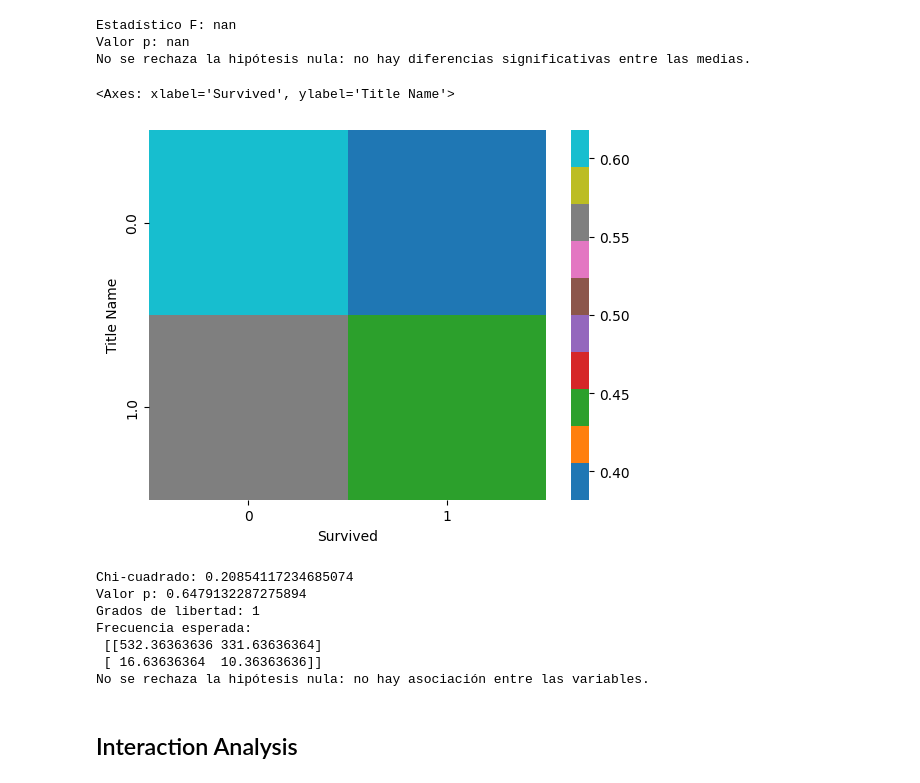
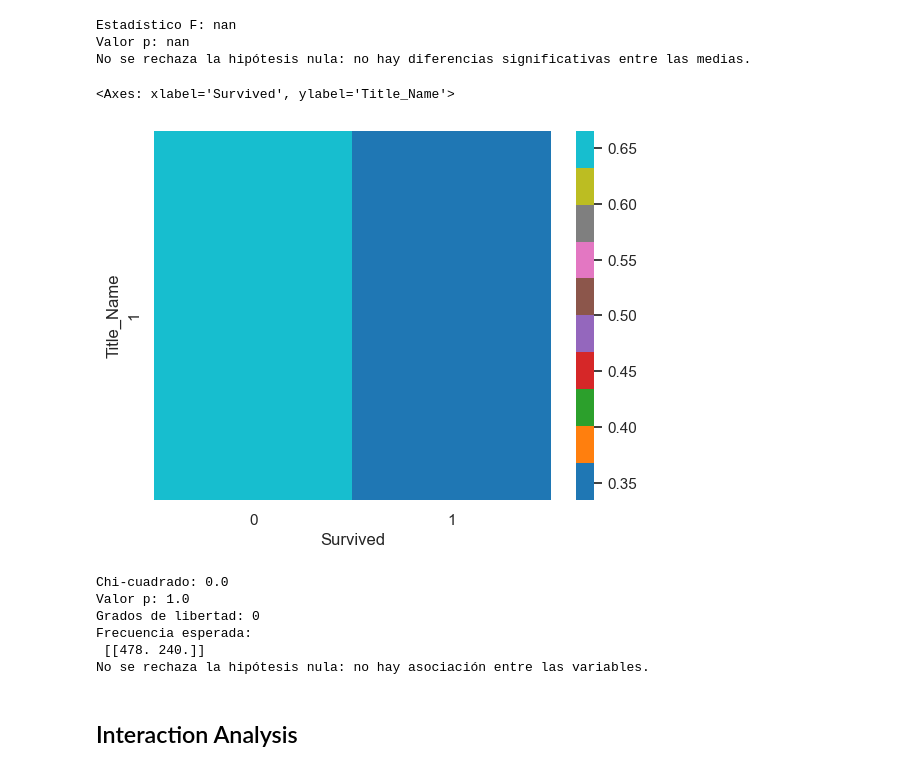
Before and after one commit to marcoeferro/EDA-exercises, a Jupyter notebook: titanic/EDA.ipynb, the cells around one changed output. Saved outputs shown, nothing was run; the diff lists cells and outputs as text; code cells hidden in the pictures.

```diff
--- a/titanic/EDA.ipynb
+++ b/titanic/EDA.ipynb
@@ -513,0 +472,6 @@ sns.barplot(data=Embarked_Survived, x="Embarked",y="Survived", order=["S","C","Q
+# %%
+bins = [-np.inf,1,3,5,12,18,25,64,np.inf]
+labels = ["baby","Toddler","Preschool","GrandSchooler","Teen","Young Adult","Adult","Senior"]
+
+df["Age_Category"] = pd.cut(df["Age"],bins,labels=labels)
+df.head()
@@ -515,7 +486,7 @@ sns.barplot(data=Embarked_Survived, x="Embarked",y="Survived", order=["S","C","Q
 bins = [-np.inf,8,15,31,np.inf]
 labels = ["bajo","medio","medio-alto","alto"]
 
-df["Fare Category"] = pd.cut(df["Fare"],bins,labels=labels)
+df["Fare_Category"] = pd.cut(df["Fare"],bins,labels=labels)
 df.head()
 # %% [output]
 |  | Survived | Pclass | Name | Sex | Age | SibSp | Parch | Ticket | Fare | Embarked | ... |
@@ -545,6 +497,0 @@ sns.barplot(Fare_Survivement, x = "Fare Category", y="Survived" , order=["alto",
-# %%
-bins = [-np.inf,1,3,5,12,18,25,64,np.inf]
-labels = ["baby","Toddler","Preschool","GrandSchooler","Teen","Young Adult","Adult","Senior"]
-
-df["Age Category"] = pd.cut(df["Age"],bins,labels=labels)
-df.head()
@@ -585,6 +499,5 @@ import re
 # Regular expression pattern to match common name titles
 pattern = r"Mr\.|Master\.|Mrs\.|Miss\.\s+"
 
-df.loc[~df["Name"].str.contains(pattern, regex=True),"Title Name"] = 1
-df["Title Name"].fillna(0, inplace=True)
-df.head()
+df["Title_Name"] = df.loc[~df["Name"].str.contains(pattern, regex=True),"Title_Name"] = 1
+df["Title_Name"].fillna(0, inplace=True)
@@ -1093,20 +996,20 @@ Estadístico F: nan
 Valor p: nan
 No se rechaza la hipótesis nula: no hay diferencias significativas entre las medias.
 # %%
-# Survivement y Title Name
+# Survivement y Title_Name
 # Heatmap
 sns.color_palette("hls", 8)
-sns.heatmap(pd.crosstab(df['Title Name'], df['Survived'], normalize='index'), cmap=plt.get_cmap("tab10"))
+sns.heatmap(pd.crosstab(df['Title_Name'], df['Survived'], normalize='index'), cmap=plt.get_cmap("tab10"))
 # %% [output]
-<Axes: xlabel='Survived', ylabel='Title Name'>
+<Axes: xlabel='Survived', ylabel='Title_Name'>
-[figure, old version]
+[figure, new version]
 # %%
 # Prueba de Chi cuadrado
 # Realizar la prueba de Chi-cuadrado
 from scipy.stats import chi2_contingency
 
 # Crear tabla de contingencia
-tabla_contingencia = pd.crosstab(df['Title Name'], df['Survived'])
+tabla_contingencia = pd.crosstab(df['Title_Name'], df['Survived'])
 
 chi2, p, dof, expected = chi2_contingency(tabla_contingencia )
 
@@ -1123,12 +1026,11 @@ if p < alpha:
 else:
     print("No se rechaza la hipótesis nula: no hay asociación entre las variables.")
 # %% [output]
-Chi-cuadrado: 0.20854117234685074
-Valor p: 0.6479132287275894
-Grados de libertad: 1
+Chi-cuadrado: 0.0
+Valor p: 1.0
+Grados de libertad: 0
 Frecuencia esperada:
- [[532.36363636 331.63636364]
- [ 16.63636364  10.36363636]]
+ [[478. 240.]]
 No se rechaza la hipótesis nula: no hay asociación entre las variables.
 # %% [markdown]
 ## Interaction Analysis
```
Also changed, not shown: parts of 59 cells of this notebook.
